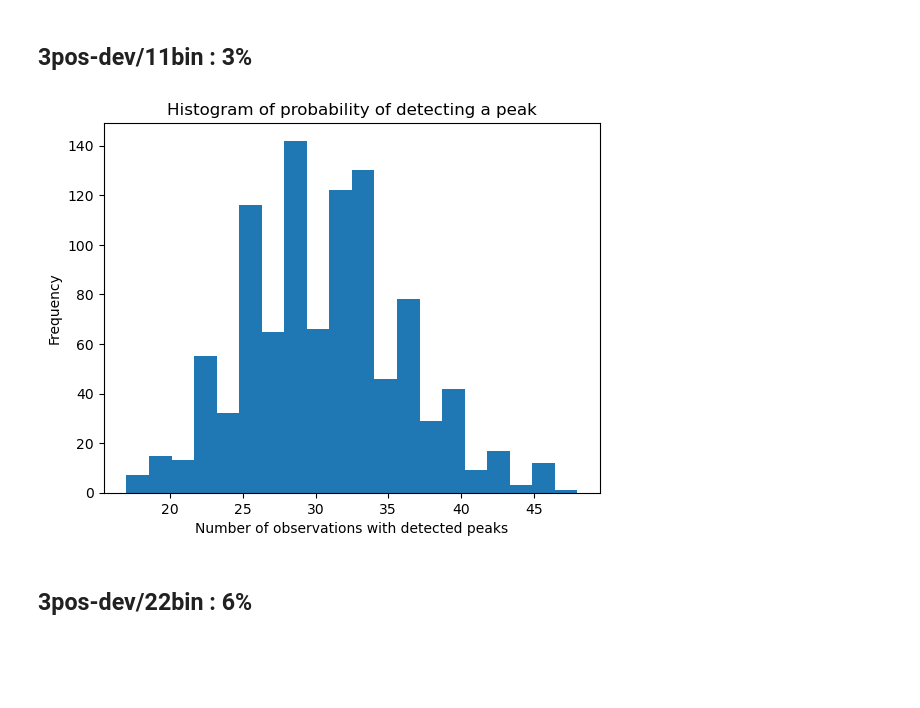
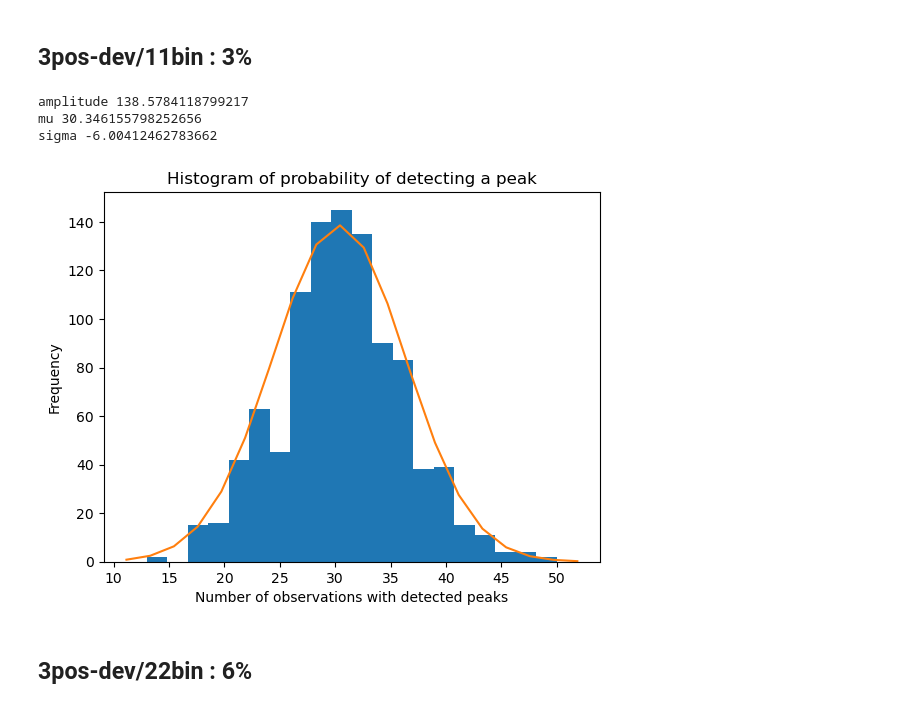
Before and after one commit to kazumaishio/SEDquest, a Jupyter notebook: SEDquest2.ipynb, the cells around one changed output. Cells and saved outputs as stored; diff of their text form; code cells hidden in the pictures; blank space fills up the shorter version.

```diff
--- a/SEDquest2.ipynb
+++ b/SEDquest2.ipynb
@@ -347,36 +381,63 @@ mu, sigma = 0, 1.0
 
 arr_n_detected_peaks = []
 
 for trial in range(ntrials):
     n_detected_peaks = 0
     s = np.random.normal(mu, sigma, sample_size)
     for i,j in zip(range(0,sample_size,nbins), range(nobs)):
         # print(i,j)
         # print(s[i:i+nbins])
         peakbininit = get_consecutive_bins(s[i:i+nbins],nconsecutive)
         if peakbininit >= 0:
             # print('peakbininit',peakbininit)
             # plt.plot(range(peakbininit, nbins),s[i+peakbininit:i+nbins], label='obs'+str(j), marker='o',linestyle='')
             # plt.plot(range(peakbininit, peakbininit+nconsecutive),s[i+peakbininit:i+peakbininit+3], label='obs'+str(j), marker='o',linestyle='-')
             n_detected_peaks += 1
 
         # plt.plot(range(nbins),s[i:i+nbins], label='obs'+str(j))
 
     # print('n_detected_peaks',n_detected_peaks)
     # print('nobs',nobs)
     # print('probability',n_detected_peaks/nobs)
     arr_n_detected_peaks.append(n_detected_peaks)
 
 # print(arr_n_detected_peaks)
 # draw a histogram of arr_n_detected_peaks
 import matplotlib.pyplot as plt
-plt.hist(arr_n_detected_peaks, bins=20)
+# plt.hist(arr_n_detected_peaks, bins=20)
+# plt.xlabel('Number of observations with detected peaks')
+# plt.ylabel('Frequency')
+# plt.title('Histogram of probability of detecting a peak')
+# plt.show()
+
+
+#############################################
+#  Fit a Gaussian distribution to the data
+#############################################
+from scipy.optimize import curve_fit
+nbins = 20
+n, bins, patches = plt.hist(arr_n_detected_peaks, bins = nbins)
 plt.xlabel('Number of observations with detected peaks')
 plt.ylabel('Frequency')
 plt.title('Histogram of probability of detecting a peak')
-plt.show()
+# plt.show()
+
+# Fit a gaussian distribution to the data:
+xmin, xmax = plt.xlim()
+x = np.linspace(xmin, xmax, nbins)
+y = n
+popt, pcov = curve_fit(gaussian, x, y, p0=[1, np.mean(x), np.std(x)])
+# popt, pcov = curve_fit(gaussian, x, y)
+
+plt.plot(x, gaussian(x, *popt))#, 'k', linewidth=2)
+print('amplitude', popt[0])
+print('mu', popt[1])
+print('sigma', popt[2])
 # %% [output]
+amplitude 138.5784118799217
+mu 30.346155798252656
+sigma -6.00412462783662
-[figure, old version]
+[figure, new version]
 # %% [markdown]
 ## 3pos-dev/22bin : 6%
 # %%
```
Also changed, not shown: parts of 2 cells of this notebook.
